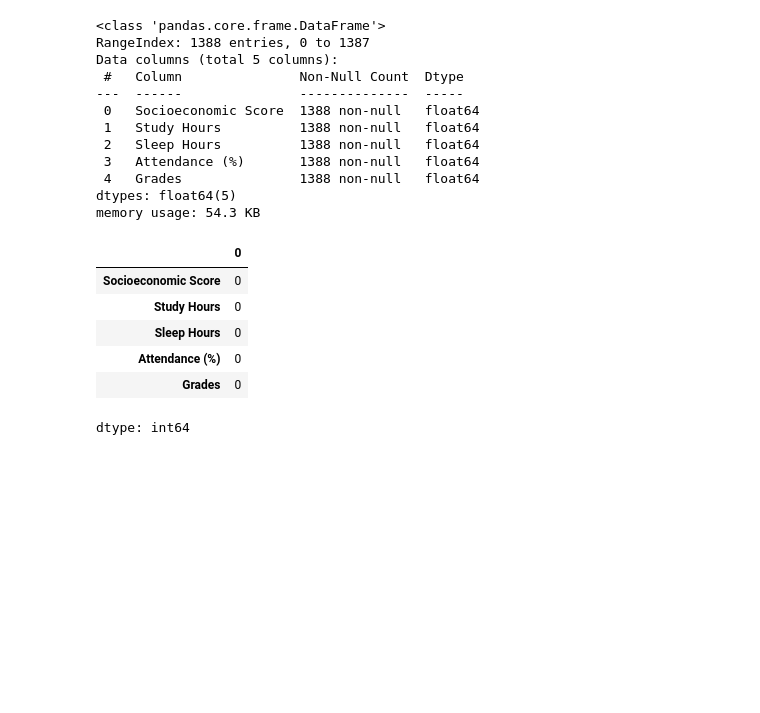
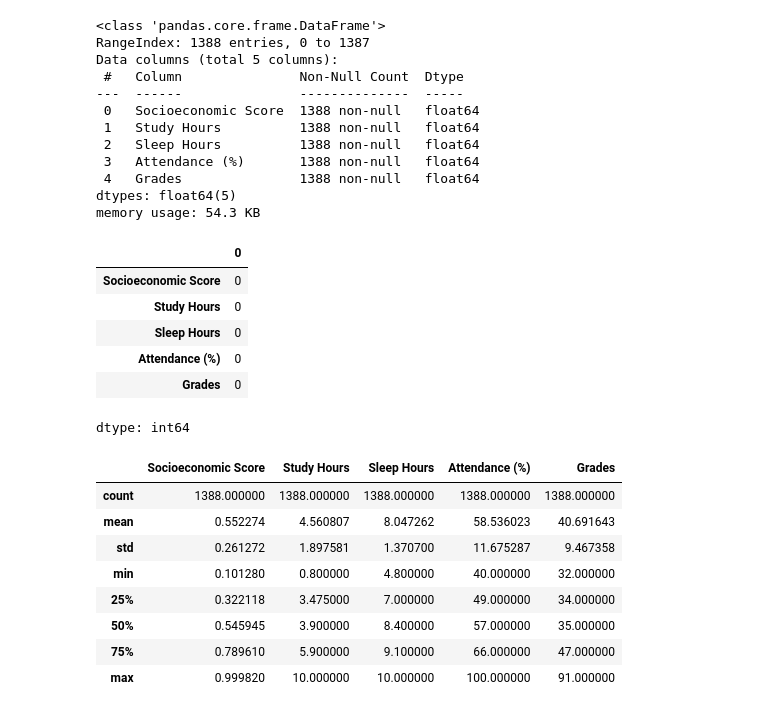
Before and after one commit to raisul-labs/99_days_of_coding_MLOps_With_CPC, a Jupyter notebook: phase-1/day-010/day-010.ipynb, the cells around one changed output. Saved outputs shown, nothing was run; the diff lists cells and outputs as text; code cells hidden in the pictures; blank space fills up the shorter version.

```diff
--- a/phase-1/day-010/day-010.ipynb
+++ b/phase-1/day-010/day-010.ipynb
@@ -59,3 +59,15 @@ df.isnull().sum()
 | Attendance (%) | 0 |
 | Grades | 0 |
 dtype: int64
+# %%
+df.describe()
+# %% [output]
+|  | Socioeconomic Score | Study Hours | Sleep Hours | Attendance (%) | Grades |
+| count | 1388.000000 | 1388.000000 | 1388.000000 | 1388.000000 | 1388.000000 |
+| mean | 0.552274 | 4.560807 | 8.047262 | 58.536023 | 40.691643 |
+| std | 0.261272 | 1.897581 | 1.370700 | 11.675287 | 9.467358 |
+| min | 0.101280 | 0.800000 | 4.800000 | 40.000000 | 32.000000 |
+| 25% | 0.322118 | 3.475000 | 7.000000 | 49.000000 | 34.000000 |
+| 50% | 0.545945 | 3.900000 | 8.400000 | 57.000000 | 35.000000 |
+| 75% | 0.789610 | 5.900000 | 9.100000 | 66.000000 | 47.000000 |
+| max | 0.999820 | 10.000000 | 10.000000 | 100.000000 | 91.000000 |
```
Also changed, not shown: parts of 4 cells of this notebook.
